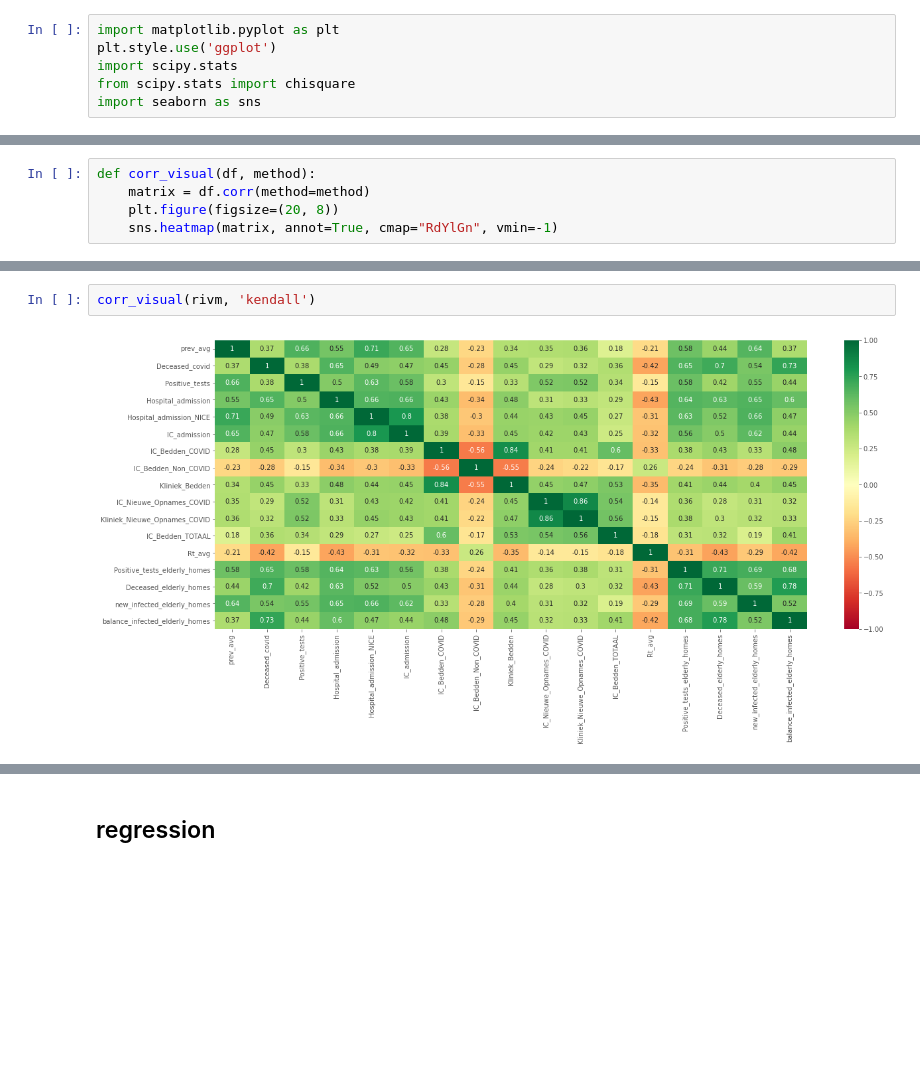
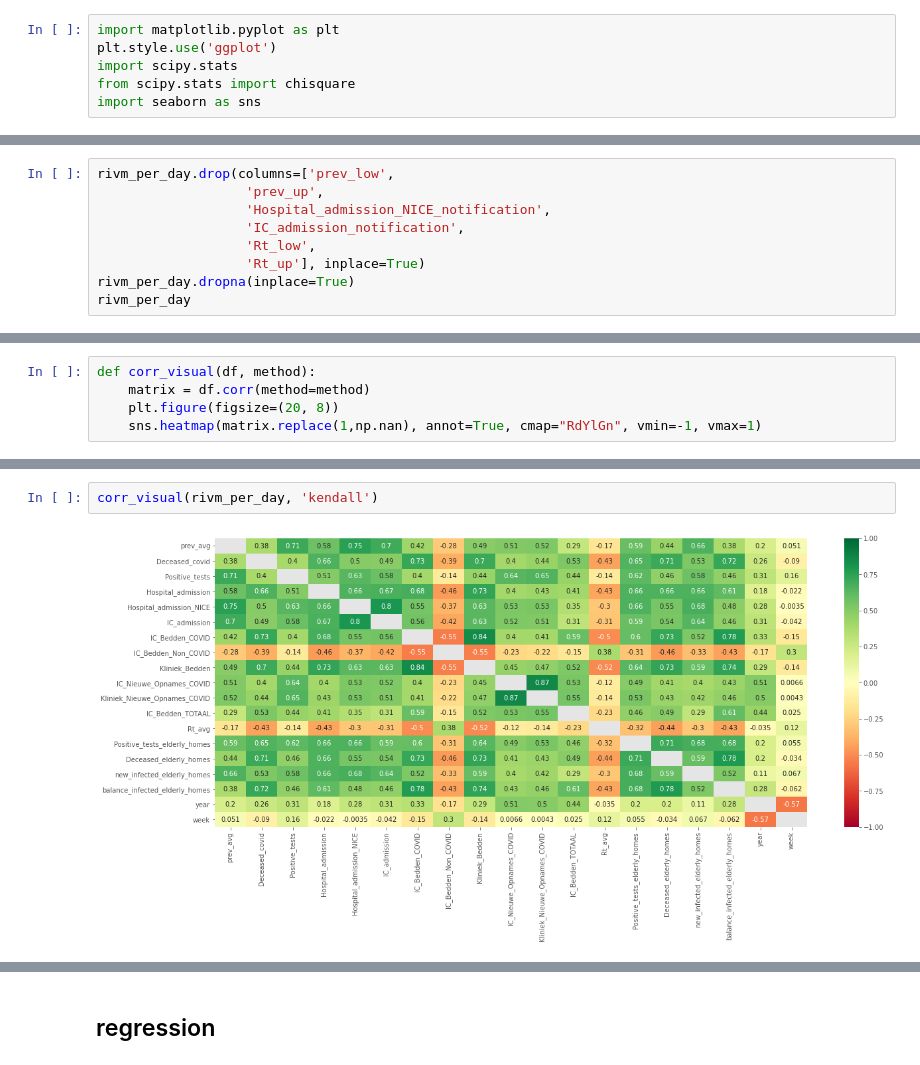
Before and after one commit to cjvanzwol/notebooks, a Jupyter notebook: Covid/RIVM correlation.ipynb, the cells around one changed output, grey strips where cells are left out. Saved outputs shown, nothing was run; the diff lists cells and outputs as text; blank space fills up the shorter version.

```diff
--- a/Covid/RIVM correlation.ipynb
+++ b/Covid/RIVM correlation.ipynb
@@ -27,0 +29,9 @@ dataframe for RIVM data created: rivm
+# %%
+rivm_per_day.drop(columns=['prev_low',
+                   'prev_up',
+                   'Hospital_admission_NICE_notification',
+                   'IC_admission_notification',
+                   'Rt_low',
+                   'Rt_up'], inplace=True)
+rivm_per_day.dropna(inplace=True)
+rivm_per_day
@@ -29,4 +83,4 @@ dataframe for RIVM data created: rivm
 def corr_visual(df, method):
     matrix = df.corr(method=method)
     plt.figure(figsize=(20, 8))
-    sns.heatmap(matrix, annot=True, cmap="RdYlGn", vmin=-1)
+    sns.heatmap(matrix.replace(1,np.nan), annot=True, cmap="RdYlGn", vmin=-1, vmax=1)
@@ -69,4 +87,4 @@ Probably not Gaussian
 # %%
-corr_visual(rivm, 'kendall')
+corr_visual(rivm_per_day, 'kendall')
 # %% [output]
-[figure, old version]
+[figure, new version]
```
Also changed, not shown: parts of 6 cells of this notebook, 54 other files.
